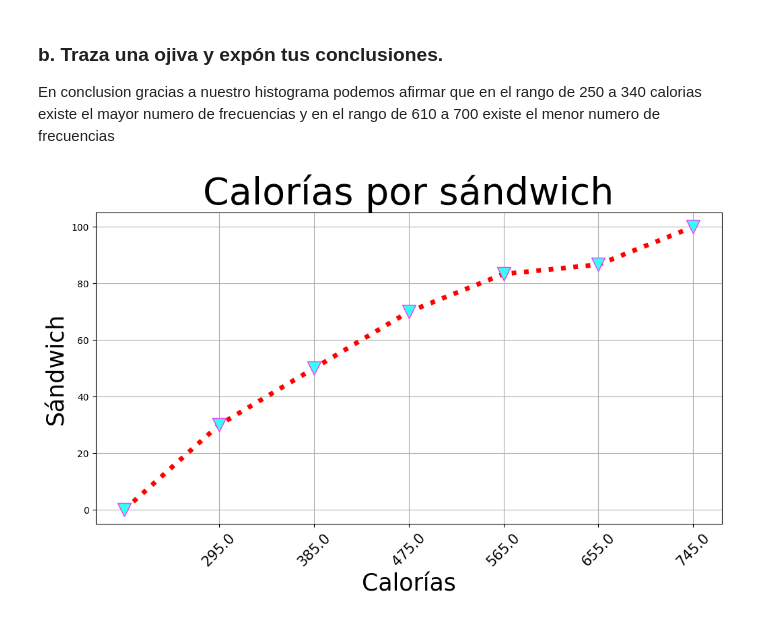
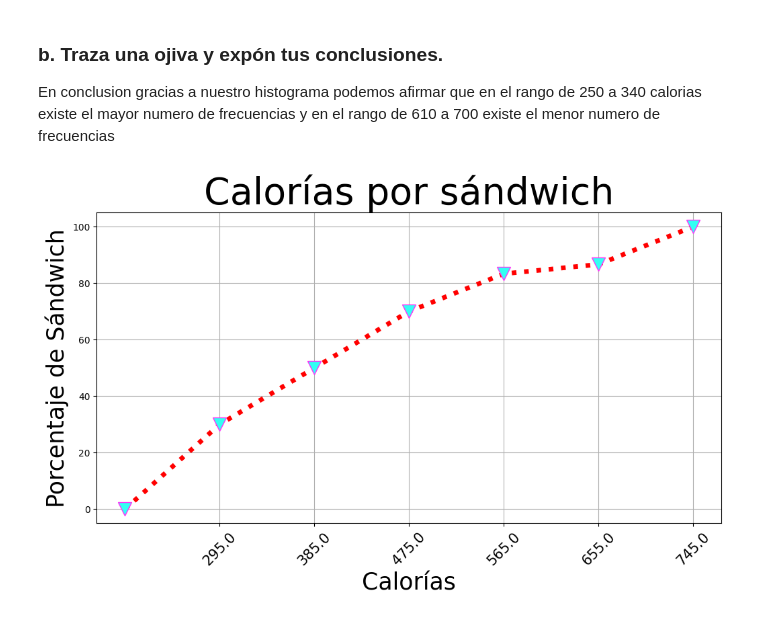
Before and after one commit to AbrahamCalva/ACVerano2024T1, a Jupyter notebook: ejercicios.ipynb, the cells around one changed output. Saved outputs shown, nothing was run; the diff lists cells and outputs as text; code cells hidden in the pictures.

```diff
--- a/ejercicios.ipynb
+++ b/ejercicios.ipynb
@@ -152,8 +152,8 @@ Frecuencia relativa acumulada: [30.0, 50.0, 70.0, 83.33333333333333, 86.66666666
 En conclusion gracias a nuestro histograma podemos afirmar que en el rango de 250 a 340 calorias existe el mayor numero de frecuencias y en el rango de 610 a 700 existe el menor numero de frecuencias
 # %%
 labelx = "Calorías"
-labely = "Sándwich"
+labely = "Porcentaje de Sándwich"
 titulo = "Calorías por sándwich"
 o.generar_ojiva(marcas_clases, facum, mrks, labelx, labely, titulo)
 # %% [output]
-[figure, old version]
+[figure, new version]
```
